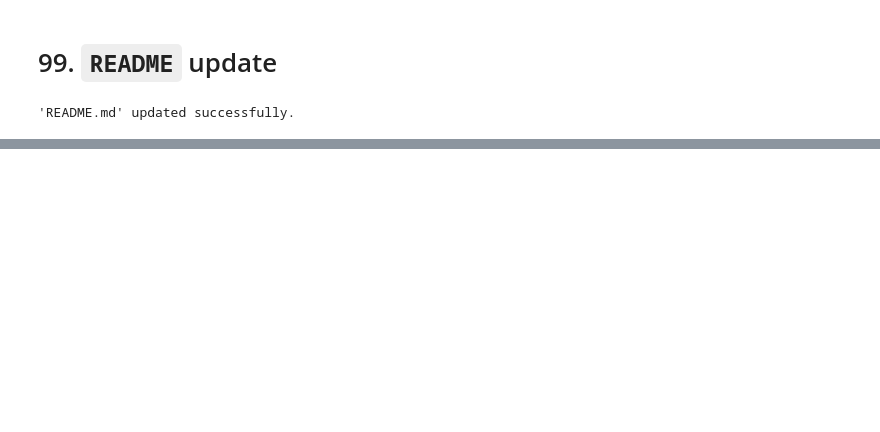
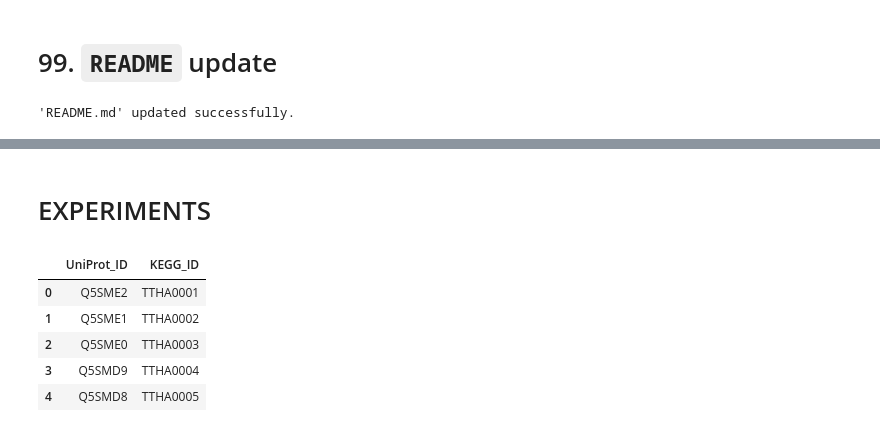
Before and after one commit to alibekk93/RNA-seq_IDP_TT, a Jupyter notebook: RNA_seq_T_thermophilus.ipynb, the cells around one changed output, grey strips where cells are left out. Saved outputs shown, nothing was run; the diff lists cells and outputs as text; code cells hidden in the pictures; blank space fills up the shorter version.

```diff
--- a/RNA_seq_T_thermophilus.ipynb
+++ b/RNA_seq_T_thermophilus.ipynb
@@ -507,0 +473,2 @@ None
+# %% [markdown]
+# EXPERIMENTS
@@ -507,0 +477,10 @@ None
+# %%
+uniprot_kegg_mapping = pd.read_csv('data/uniprot_to_kegg_mapping.csv')
+uniprot_kegg_mapping.head()
+# %% [output]
+|  | UniProt_ID | KEGG_ID |
+| 0 | Q5SME2 | TTHA0001 |
+| 1 | Q5SME1 | TTHA0002 |
+| 2 | Q5SME0 | TTHA0003 |
+| 3 | Q5SMD9 | TTHA0004 |
+| 4 | Q5SMD8 | TTHA0005 |
```
Also changed, not shown: parts of 11 cells of this notebook.
